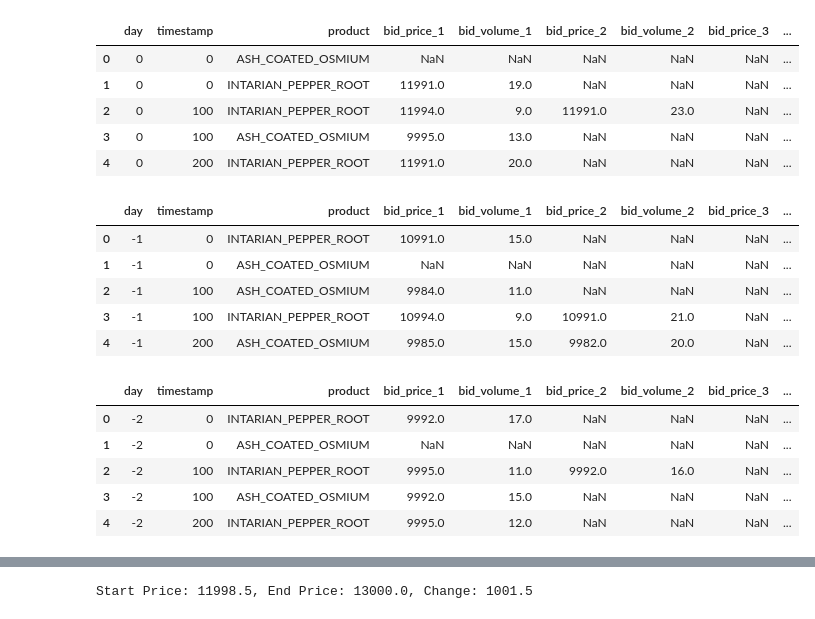
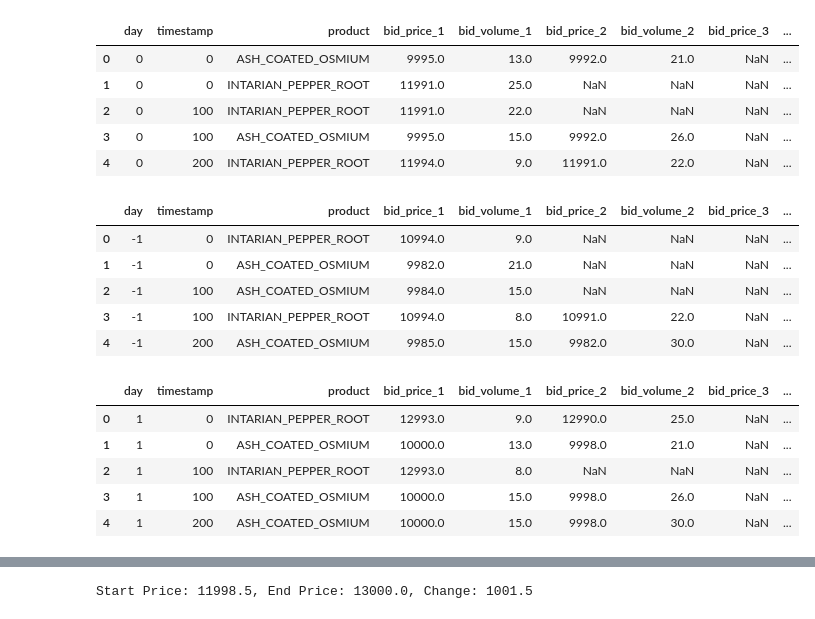
Before and after one commit to Sudhanva420/imc-prosperity-4, a Jupyter notebook: Codes/Notebooks/intar_pep_root.ipynb, the cells around one changed output, grey strips where cells are left out. Saved outputs shown, nothing was run; the diff lists cells and outputs as text; code cells hidden in the pictures.

```diff
--- a/Codes/Notebooks/intar_pep_root.ipynb
+++ b/Codes/Notebooks/intar_pep_root.ipynb
@@ -8,25 +8,25 @@ import numpy as np
 import warnings
 warnings.filterwarnings("ignore")
 # %%
-day0_prices = pd.read_csv("/Users/sudhanvabharadwaj/Downloads/IMC_Prosperity4/ROUND_1/prices_round_1_day_0.csv", sep = ';')
+day0_prices = pd.read_csv("/Users/sudhanvabharadwaj/Downloads/IMC_Prosperity4/Data/ROUND_2/prices_ROUND_2_day_0.csv", sep = ';')
 day0_prices.head()
 # %% [output]
 |  | day | timestamp | product | bid_price_1 | bid_volume_1 | bid_price_2 | bid_volume_2 | bid_price_3 | ... |
-| 0 | 0 | 0 | ASH_COATED_OSMIUM | NaN | NaN | NaN | NaN | NaN | ... |
-| 1 | 0 | 0 | INTARIAN_PEPPER_ROOT | 11991.0 | 19.0 | NaN | NaN | NaN | ... |
-| 2 | 0 | 100 | INTARIAN_PEPPER_ROOT | 11994.0 | 9.0 | 11991.0 | 23.0 | NaN | ... |
-| 3 | 0 | 100 | ASH_COATED_OSMIUM | 9995.0 | 13.0 | NaN | NaN | NaN | ... |
-| 4 | 0 | 200 | INTARIAN_PEPPER_ROOT | 11991.0 | 20.0 | NaN | NaN | NaN | ... |
+| 0 | 0 | 0 | ASH_COATED_OSMIUM | 9995.0 | 13.0 | 9992.0 | 21.0 | NaN | ... |
+| 1 | 0 | 0 | INTARIAN_PEPPER_ROOT | 11991.0 | 25.0 | NaN | NaN | NaN | ... |
+| 2 | 0 | 100 | INTARIAN_PEPPER_ROOT | 11991.0 | 22.0 | NaN | NaN | NaN | ... |
+| 3 | 0 | 100 | ASH_COATED_OSMIUM | 9995.0 | 15.0 | 9992.0 | 26.0 | NaN | ... |
+| 4 | 0 | 200 | INTARIAN_PEPPER_ROOT | 11994.0 | 9.0 | 11991.0 | 22.0 | NaN | ... |
 # %%
 day0_prices.drop(['bid_price_3', 'bid_volume_3', 'ask_price_3', 'ask_volume_3'], axis = 1, inplace = True)
 # %%
-day1_prices = pd.read_csv("/Users/sudhanvabharadwaj/Downloads/IMC_Prosperity4/ROUND_1/prices_round_1_day_-1.csv", sep = ';')
-day1_prices.head()
+daym1_prices = pd.read_csv("/Users/sudhanvabharadwaj/Downloads/IMC_Prosperity4/Data/ROUND_2/prices_ROUND_2_day_-1.csv", sep = ';')
+daym1_prices.head()
 # %% [output]
 |  | day | timestamp | product | bid_price_1 | bid_volume_1 | bid_price_2 | bid_volume_2 | bid_price_3 | ... |
-| 0 | -1 | 0 | INTARIAN_PEPPER_ROOT | 10991.0 | 15.0 | NaN | NaN | NaN | ... |
-| 1 | -1 | 0 | ASH_COATED_OSMIUM | NaN | NaN | NaN | NaN | NaN | ... |
-| 2 | -1 | 100 | ASH_COATED_OSMIUM | 9984.0 | 11.0 | NaN | NaN | NaN | ... |
-| 3 | -1 | 100 | INTARIAN_PEPPER_ROOT | 10994.0 | 9.0 | 10991.0 | 21.0 | NaN | ... |
-| 4 | -1 | 200 | ASH_COATED_OSMIUM | 9985.0 | 15.0 | 9982.0 | 20.0 | NaN | ... |
+| 0 | -1 | 0 | INTARIAN_PEPPER_ROOT | 10994.0 | 9.0 | NaN | NaN | NaN | ... |
+| 1 | -1 | 0 | ASH_COATED_OSMIUM | 9982.0 | 21.0 | NaN | NaN | NaN | ... |
+| 2 | -1 | 100 | ASH_COATED_OSMIUM | 9984.0 | 15.0 | NaN | NaN | NaN | ... |
+| 3 | -1 | 100 | INTARIAN_PEPPER_ROOT | 10994.0 | 8.0 | 10991.0 | 22.0 | NaN | ... |
+| 4 | -1 | 200 | ASH_COATED_OSMIUM | 9985.0 | 15.0 | 9982.0 | 30.0 | NaN | ... |
 # %%
@@ -34,11 +34,11 @@ day1_prices.drop(['bid_price_3', 'bid_volume_3', 'ask_price_3', 'ask_volume_3'],
 # %%
-day2_prices = pd.read_csv("/Users/sudhanvabharadwaj/Downloads/IMC_Prosperity4/ROUND_1/prices_round_1_day_-2.csv", sep = ';')
-day2_prices.head()
+day1_prices = pd.read_csv("/Users/sudhanvabharadwaj/Downloads/IMC_Prosperity4/Data/ROUND_2/prices_ROUND_2_day_1.csv", sep = ';')
+day1_prices.head()
 # %% [output]
 |  | day | timestamp | product | bid_price_1 | bid_volume_1 | bid_price_2 | bid_volume_2 | bid_price_3 | ... |
-| 0 | -2 | 0 | INTARIAN_PEPPER_ROOT | 9992.0 | 17.0 | NaN | NaN | NaN | ... |
-| 1 | -2 | 0 | ASH_COATED_OSMIUM | NaN | NaN | NaN | NaN | NaN | ... |
-| 2 | -2 | 100 | INTARIAN_PEPPER_ROOT | 9995.0 | 11.0 | 9992.0 | 16.0 | NaN | ... |
-| 3 | -2 | 100 | ASH_COATED_OSMIUM | 9992.0 | 15.0 | NaN | NaN | NaN | ... |
-| 4 | -2 | 200 | INTARIAN_PEPPER_ROOT | 9995.0 | 12.0 | NaN | NaN | NaN | ... |
+| 0 | 1 | 0 | INTARIAN_PEPPER_ROOT | 12993.0 | 9.0 | 12990.0 | 25.0 | NaN | ... |
+| 1 | 1 | 0 | ASH_COATED_OSMIUM | 10000.0 | 13.0 | 9998.0 | 21.0 | NaN | ... |
+| 2 | 1 | 100 | INTARIAN_PEPPER_ROOT | 12993.0 | 8.0 | NaN | NaN | NaN | ... |
+| 3 | 1 | 100 | ASH_COATED_OSMIUM | 10000.0 | 15.0 | 9998.0 | 26.0 | NaN | ... |
+| 4 | 1 | 200 | ASH_COATED_OSMIUM | 10000.0 | 15.0 | 9998.0 | 30.0 | NaN | ... |
 # %%
```
Also changed, not shown: parts of 11 cells of this notebook, 3 other files.
